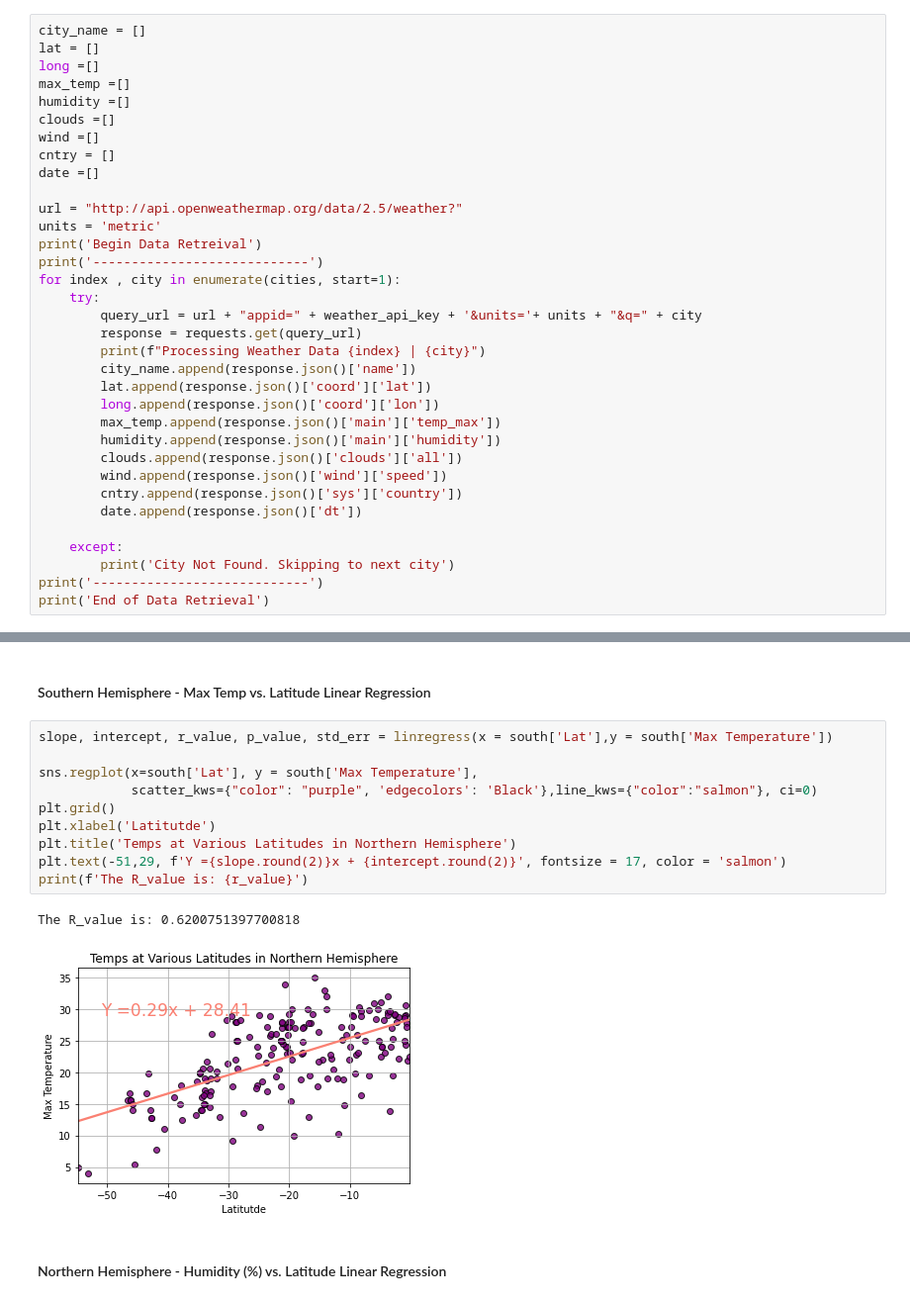
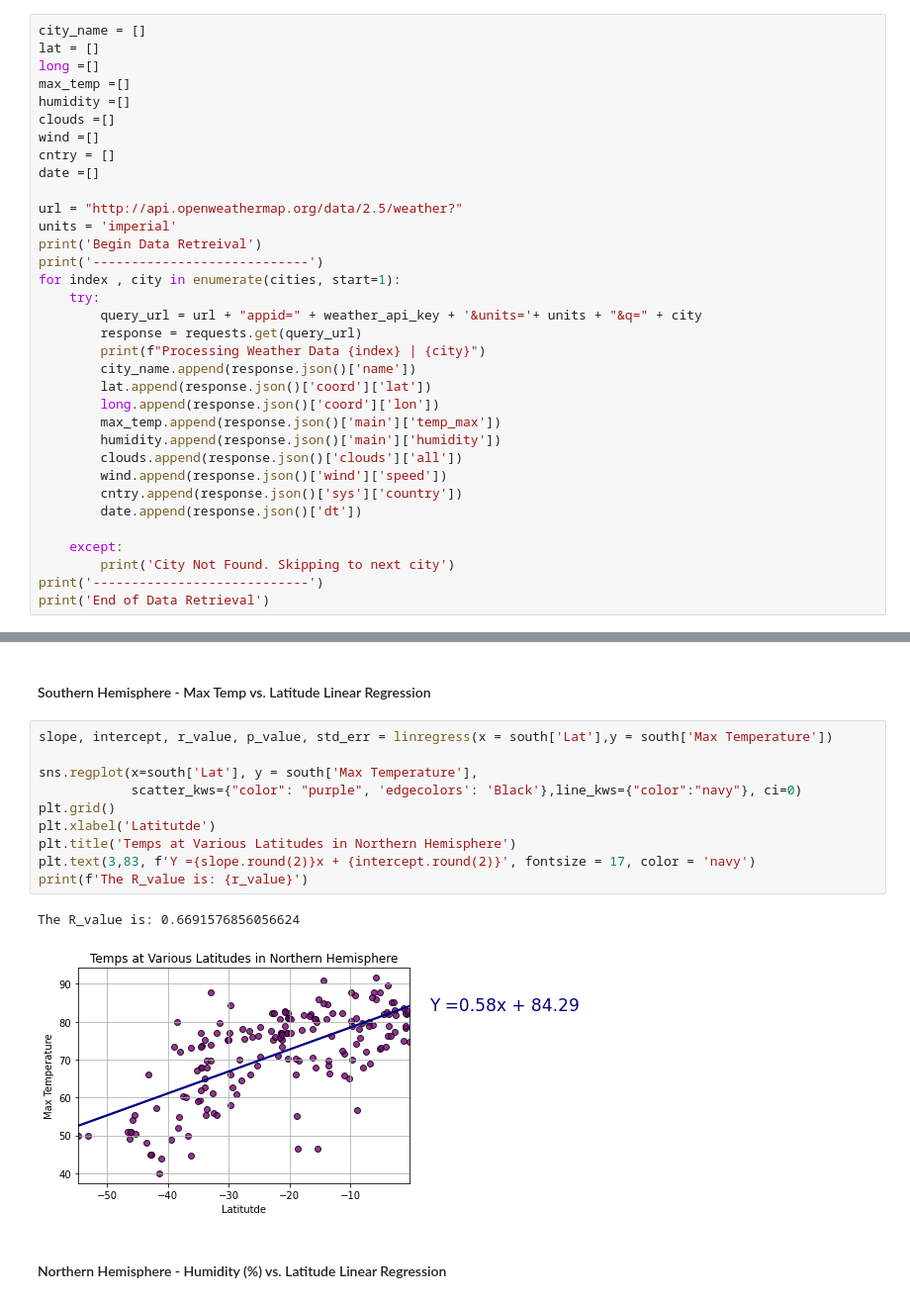
Before and after one commit to Jbullis29/python-api-challenge, a Jupyter notebook: WeatherPy/WeatherPy.ipynb, the cells around one changed output, grey strips where cells are left out. Shown at 99% size. Cells and saved outputs as stored; diff of their text form.

Commit message:
refined my graphs 4-15-21'

```diff
--- a/WeatherPy/WeatherPy.ipynb
+++ b/WeatherPy/WeatherPy.ipynb
@@ -66,7 +66,7 @@ cntry = []
 date =[]
 
 url = "http://api.openweathermap.org/data/2.5/weather?"
-units = 'metric'
+units = 'imperial'
 print('Begin Data Retreival')
 print('----------------------------')
 for index , city in enumerate(cities, start=1):
@@ -246,16 +246,16 @@ The R_value is: -0.8814936850332977
 # %%
 slope, intercept, r_value, p_value, std_err = linregress(x = south['Lat'],y = south['Max Temperature'])
 
 sns.regplot(x=south['Lat'], y = south['Max Temperature'],
-            scatter_kws={"color": "purple", 'edgecolors': 'Black'},line_kws={"color":"salmon"}, ci=0)
+            scatter_kws={"color": "purple", 'edgecolors': 'Black'},line_kws={"color":"navy"}, ci=0)
 plt.grid()
 plt.xlabel('Latitutde')
 plt.title('Temps at Various Latitudes in Northern Hemisphere')
-plt.text(-51,29, f'Y ={slope.round(2)}x + {intercept.round(2)}', fontsize = 17, color = 'salmon')
+plt.text(3,83, f'Y ={slope.round(2)}x + {intercept.round(2)}', fontsize = 17, color = 'navy')
 print(f'The R_value is: {r_value}')
 # %% [output]
-The R_value is: 0.6200751397700818
+The R_value is: 0.6691576856056624
-[figure, old version]
+[figure, new version]
 # %% [markdown]
 ####  Northern Hemisphere - Humidity (%) vs. Latitude Linear Regression
 # %%
```
Also changed, not shown: parts of 15 cells of this notebook, 1 other file.
